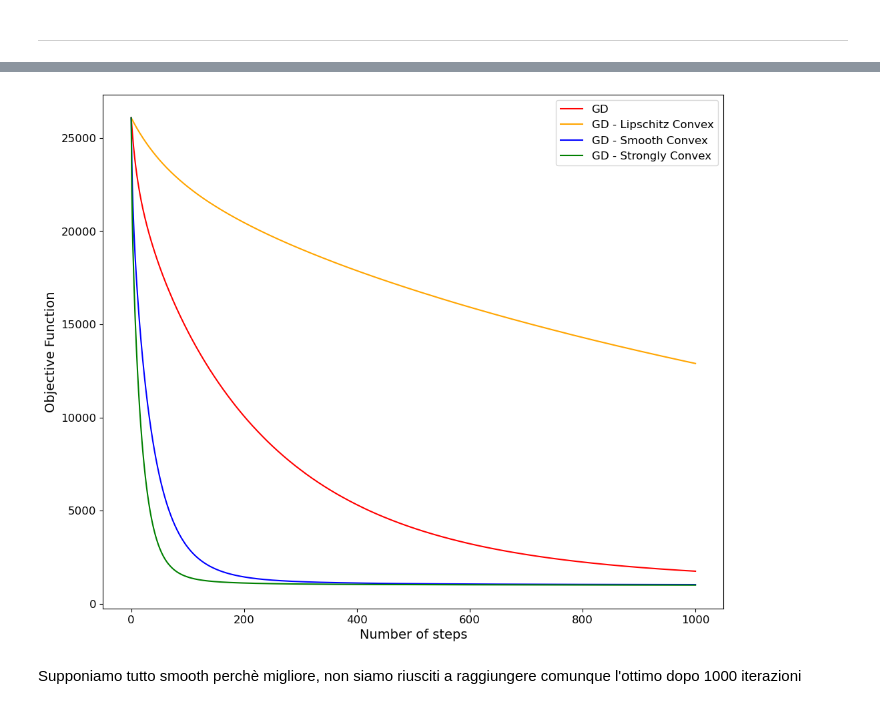
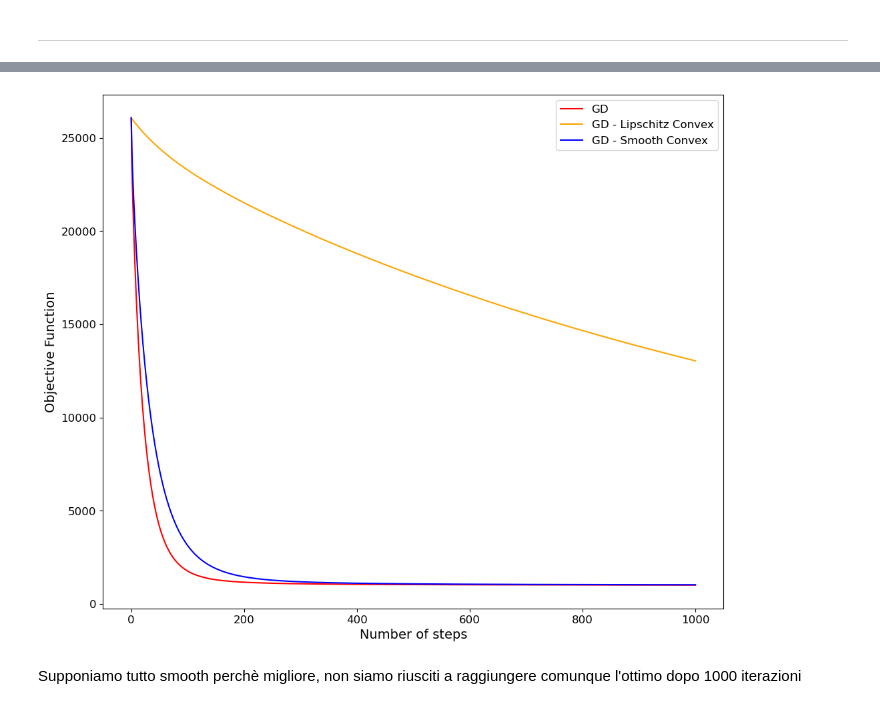
Before and after one commit to DanieleGotti/F1_Time_Prediction, a Jupyter notebook: Analysis.ipynb, the cells around one changed output, grey strips where cells are left out. Saved outputs shown, nothing was run; the diff lists cells and outputs as text; code cells hidden in the pictures.

```diff
--- a/Analysis.ipynb
+++ b/Analysis.ipynb
@@ -225,11 +314,11 @@ def gd(x0, gamma, max_iter, X, y):
         grad_func=lambda x: grad(x, X, y),
         loss_func=lambda x: loss(x, X, y),
         learning_rate=lambda k: gamma,
-        max_iter=max_iter,
-        f_star=f_opt
+        max_iter=max_iter
     )
 
 def gd_lipschitz(x0, max_iter, X, y):
+    x_opt = np.linalg.pinv(X.T @ X) @ X.T @ y
     R = np.linalg.norm(x0 - x_opt)
     B = 2 * (R * np.linalg.norm(X.T @ X)) + np.linalg.norm(X.T @ y)
     gamma = R / (B * np.sqrt(max_iter))
@@ -237,37 +326,44 @@ def gd_lipschitz(x0, max_iter, X, y):
         x0=x0,
         grad_func=lambda x: grad(x, X, y),
         loss_func=lambda x: loss(x, X, y),
-        learning_rate=lambda k: gamma,  # constant for all k
-        max_iter=max_iter,
-        f_star=f_opt
+        learning_rate=lambda k: gamma,
+        max_iter=max_iter
     )
 
 def gd_smooth(x0, max_iter, X, y):
-    L = 2 * np.linalg.norm(X.T @ X, 2)
+    H = X.T @ X
+    L = 2 * np.linalg.norm(H, 2)
     return gradient_descent(
         x0=x0,
         grad_func=lambda x: grad(x, X, y),
         loss_func=lambda x: loss(x, X, y),
         learning_rate=lambda k: 1.0 / L,
-        max_iter=max_iter,
-        f_star=f_opt
+        max_iter=max_iter
     )
 
-def gd_strongly_convex(x0, max_iter, X, y):
+
+def gd_strongly_convex(x0, max_iter, X, y, not_strongly=False):
     H = X.T @ X
-    L = np.linalg.norm(H, 2)
+    L = 2 * np.linalg.norm(H, 2)
+    eigvals = np.linalg.eigvalsh(H)
+    mu = 2 * np.min(eigvals)
+
+    if mu <= 0:
+        print("[X] The function is NOT STRONGLY CONVEX: µ <= 0")
+        if not_strongly:
+            return None, None
+
     return gradient_descent(
         x0=x0,
         grad_func=lambda x: grad(x, X, y),
         loss_func=lambda x: loss(x, X, y),
         learning_rate=lambda k: 1.0 / L,
-        max_iter=max_iter,
-        f_star=f_opt
+        max_iter=max_iter
     )
 # %%
 x0 = np.zeros(X.shape[1])
 max_iter = 1000
-gamma = 1e-6
+gamma = 1e-5
 
 print("[TRAIN] GD:")
 f_gd, x_gd = gd(x0, gamma=gamma, max_iter=max_iter, X=X_train, y=y_train)
@@ -343,8 +439,9 @@ RMSE: 2.292 s
 # %%
 print("[TRAIN] GD Strongly Convex:")
-f_gd_SC, x_gd_SC = gd_strongly_convex(x0, max_iter=max_iter, X=X_train, y=y_train)
+f_gd_S, x_gd_S = gd_strongly_convex(x0, max_iter=max_iter, X=X_train, y=y_train, not_strongly=True)
 
-x_final = x_gd_SC[-1]
-get_results(X_test, y_test, x_final, mu_y, std_y)
+if x_gd_S is not None:
+    x_final = x_gd_S[-1]
+    get_results(X_test, y_test, x_final, mu_y, std_y)
 # %% [output]
 [TRAIN] GD Strongly Convex:
@@ -367,16 +449,16 @@ RMSE: 2.266 s
 # %%
 plt.figure(figsize=(12, 10))
 plt.xlabel('Number of steps', fontsize=14)
 plt.ylabel('Objective Function', fontsize=14)
 plt.tick_params(axis='both', which='major', labelsize=12)
 plt.plot(range(len(f_gd)), f_gd, 'red', label='GD')
 plt.plot(range(len(f_gd_L)), f_gd_L, 'orange', label='GD - Lipschitz Convex')
 plt.plot(range(len(f_gd_S)), f_gd_S, 'blue', label='GD - Smooth Convex')
-plt.plot(range(len(f_gd_SC)), f_gd_SC, 'green', label='GD - Strongly Convex')
+# plt.plot(range(len(f_gd_SC)), f_gd_SC, 'green', label='GD - Strongly Convex') function not strongly convex
 plt.legend(loc='upper right', fontsize=12)
 plt.show()
 # %% [output]
-[figure, old version]
+[figure, new version]
 # %% [markdown]
 Supponiamo tutto smooth perchè migliore, non siamo riusciti a raggiungere comunque l'ottimo dopo 1000 iterazioni
 # %% [markdown]
```
Also changed, not shown: parts of 33 cells of this notebook, 2 other files.
